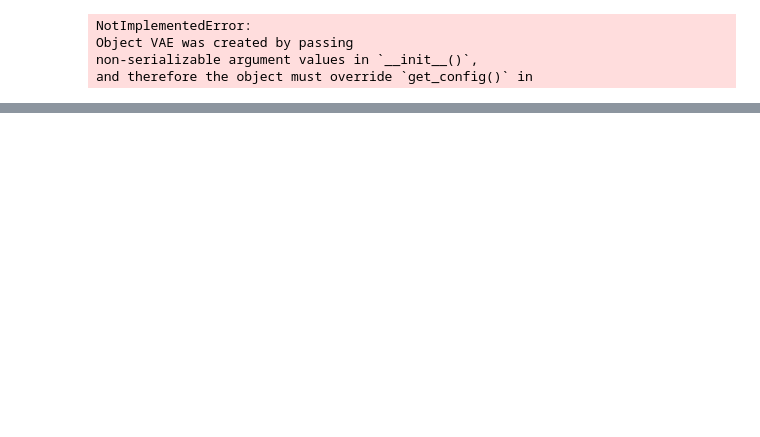
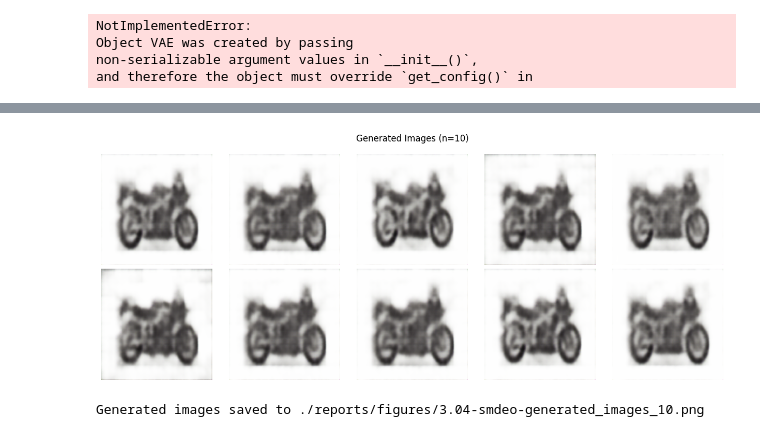
Before and after one commit to luisejdm/Proyecto1_Deep_Learning, a Jupyter notebook: notebooks/3.04-smdo-first_vae_refining.ipynb, the cells around one changed output, grey strips where cells are left out. Drawn from its saved outputs; the diff is of its cells as text; code cells hidden in the pictures; blank space fills up the shorter version.

```diff
--- a/notebooks/3.04-smdo-first_vae_refining.ipynb
+++ b/notebooks/3.04-smdo-first_vae_refining.ipynb
@@ -456,0 +517,6 @@ and therefore the object must override `get_config()` in
+# %%
+generated_images = generate_images(decoder_loaded, n_images=10)
+plot_generated_images(generated_images, n_images=10)
+# %% [output]
+[figure, added]
+Generated images saved to ./reports/figures/3.04-smdeo-generated_images_10.png
```
Also changed, not shown: parts of 8 cells of this notebook, 1 other file.
